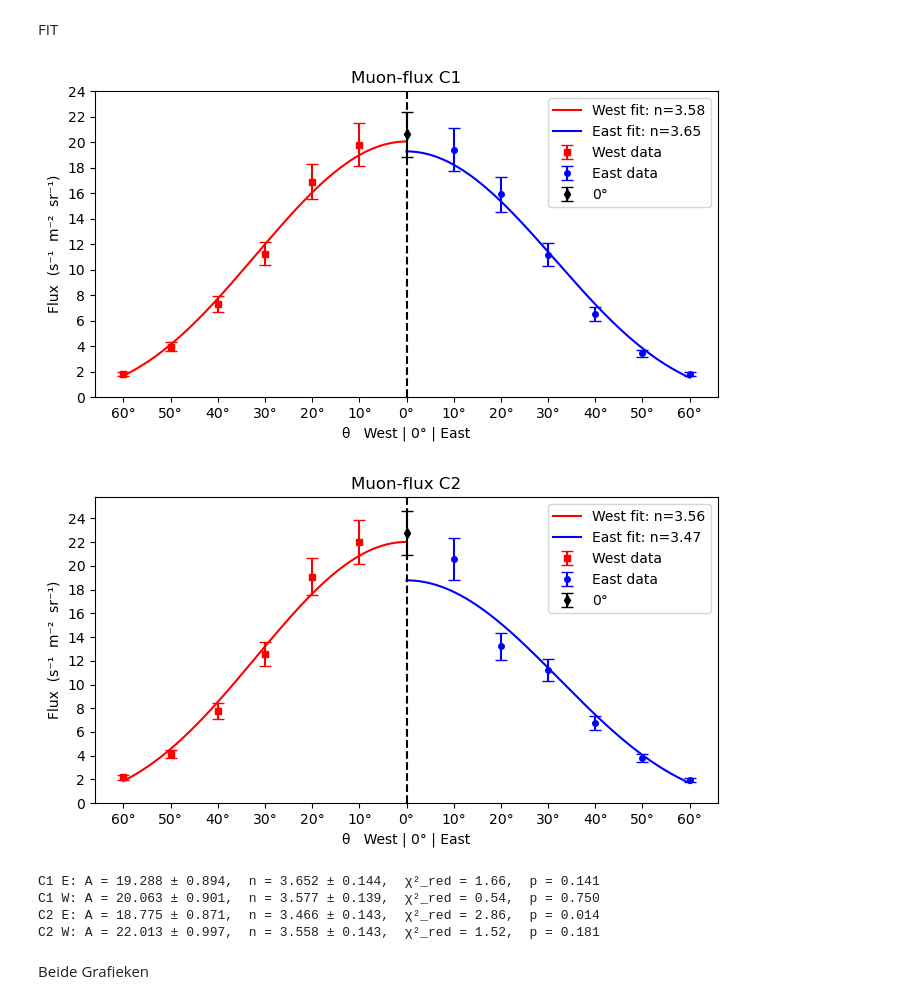
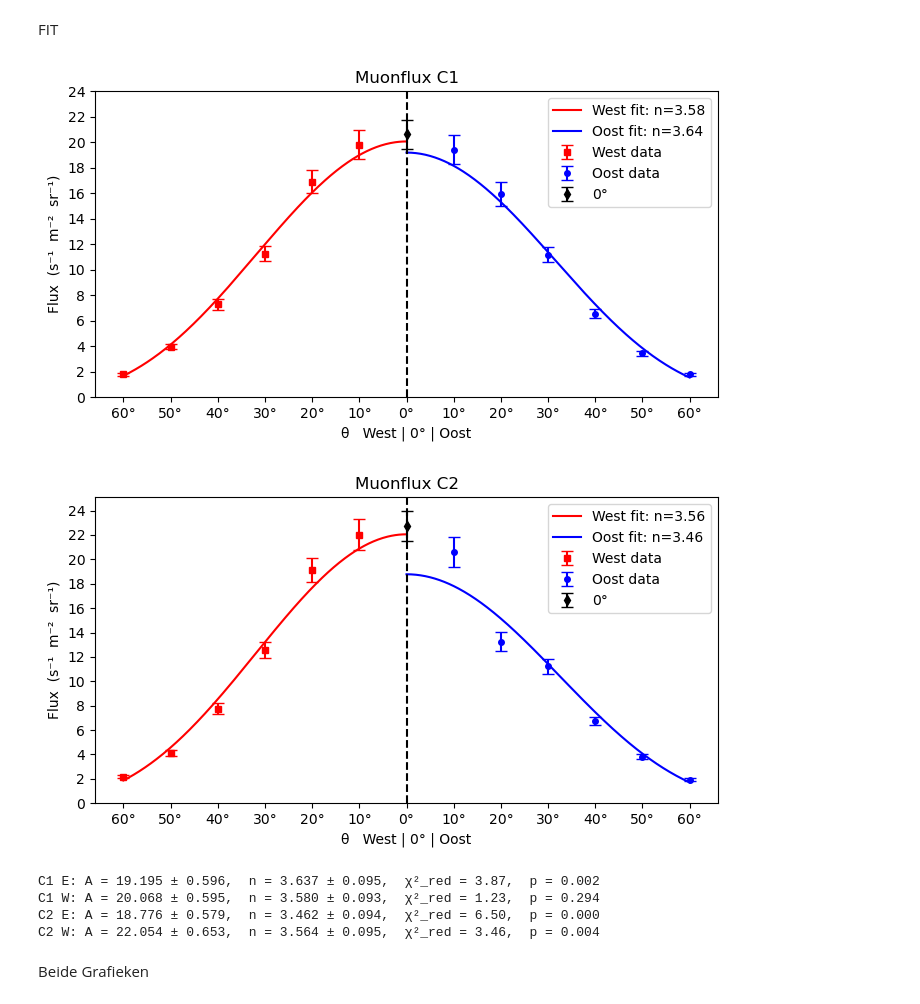
Before and after one commit to sude-larabildirici/2025-Projects_Team-4-Measurement-of-the-Asymmetry-of-the-Cosmic-Muon-Flux, a Jupyter notebook: muon_data_analyse_final.ipynb, the cells around one changed output. Drawn from its saved outputs; the diff is of its cells as text; code cells hidden in the pictures.

```diff
--- a/muon_data_analyse_final.ipynb
+++ b/muon_data_analyse_final.ipynb
@@ -54,7 +54,7 @@ FOUTEN
 # %%
 ERR_H   = 0.005   # m   (± 5 mm onnauwkeurigheid h)
 ERR_D   = 0.005   # m   (± 5 mm onnauwkeurigheid d)
-SYS_REL = 0.08    # 3 % overige systematiek (temp, druk, gain…)
+SYS_REL = 0.05    # 3 % overige systematiek (temp, druk, gain…)
 
 def geom_errors(angle_deg: float):
     theta = math.radians(angle_deg)
@@ -272,48 +272,48 @@ for pc in ["c1", "c2"]:
                  fmt="rs", markersize=4, capsize=4, label="West data")
     plt.errorbar(east["x"], yE[:-1] if not center.empty else yE,     # east-data
                  yerr=sE[:-1] if not center.empty else sE,
-                 fmt="bo", markersize=4, capsize=4, label="East data")
+                 fmt="bo", markersize=4, capsize=4, label="Oost data")
 
     if not center.empty:
         plt.errorbar(0, center["flux"].values, yerr=center["sigma"].values,
                      fmt="kd", markersize=5, capsize=4, label="0°")
 
     plt.plot(-θ_grid, cosn(θ_grid,*poptW), "r-", label=f"West fit: n={poptW[1]:.2f}")
-    plt.plot( θ_grid, cosn(θ_grid,*poptE), "b-", label=f"East fit: n={poptE[1]:.2f}")
+    plt.plot( θ_grid, cosn(θ_grid,*poptE), "b-", label=f"Oost fit: n={poptE[1]:.2f}")
 
     plt.axvline(0, color="k", ls="--")
     xticks = sorted(sub["x"].unique())
     plt.xticks(xticks, [f"{abs(t):.0f}°" for t in xticks])
     plt.yticks(range(0, 26, 2))
-    plt.xlabel("θ   West | 0° | East")
+    plt.xlabel("θ   West | 0° | Oost")
     plt.ylabel("Flux  (s⁻¹  m⁻²  sr⁻¹)")
-    plt.title(f"Muon-flux {pc.upper()}")
+    plt.title(f"Muonflux {pc.upper()}")
     plt.legend()
     plt.tight_layout()
     plt.show()
 
 def chisq(y, f, s): return np.sum(((y-f)/s)**2)
 
 for (pc, side), (popt, pcov, x, y, s) in fit_dict.items():
     y_fit = cosn(x, *popt)
     χ2    = chisq(y, y_fit, s)
     dof   = len(x) - len(popt)
     A, n  = popt
     σA, σn = np.sqrt(np.diag(pcov))
     χ2red = χ2 / dof
     p_val = 1 - chi2_dist.cdf(χ2, dof)
 
     print(f"{pc.upper()} {side}: "
           f"A = {A:.3f} ± {σA:.3f},  "
           f"n = {n:.3f} ± {σn:.3f},  "
           f"χ²_red = {χ2red:.2f},  p = {p_val:.3f}")
 # %% [output]
-[figure, old version]
+[figure, new version]
-[figure, old version]
+[figure, new version]
-C1 E: A = 19.288 ± 0.894,  n = 3.652 ± 0.144,  χ²_red = 1.66,  p = 0.141
-C1 W: A = 20.063 ± 0.901,  n = 3.577 ± 0.139,  χ²_red = 0.54,  p = 0.750
-C2 E: A = 18.775 ± 0.871,  n = 3.466 ± 0.143,  χ²_red = 2.86,  p = 0.014
-C2 W: A = 22.013 ± 0.997,  n = 3.558 ± 0.143,  χ²_red = 1.52,  p = 0.181
+C1 E: A = 19.195 ± 0.596,  n = 3.637 ± 0.095,  χ²_red = 3.87,  p = 0.002
+C1 W: A = 20.068 ± 0.595,  n = 3.580 ± 0.093,  χ²_red = 1.23,  p = 0.294
+C2 E: A = 18.776 ± 0.579,  n = 3.462 ± 0.094,  χ²_red = 6.50,  p = 0.000
+C2 W: A = 22.054 ± 0.653,  n = 3.564 ± 0.095,  χ²_red = 3.46,  p = 0.004
 # %% [markdown]
 Beide Grafieken
 # %%
```
Also changed, not shown: parts of 6 cells of this notebook.
